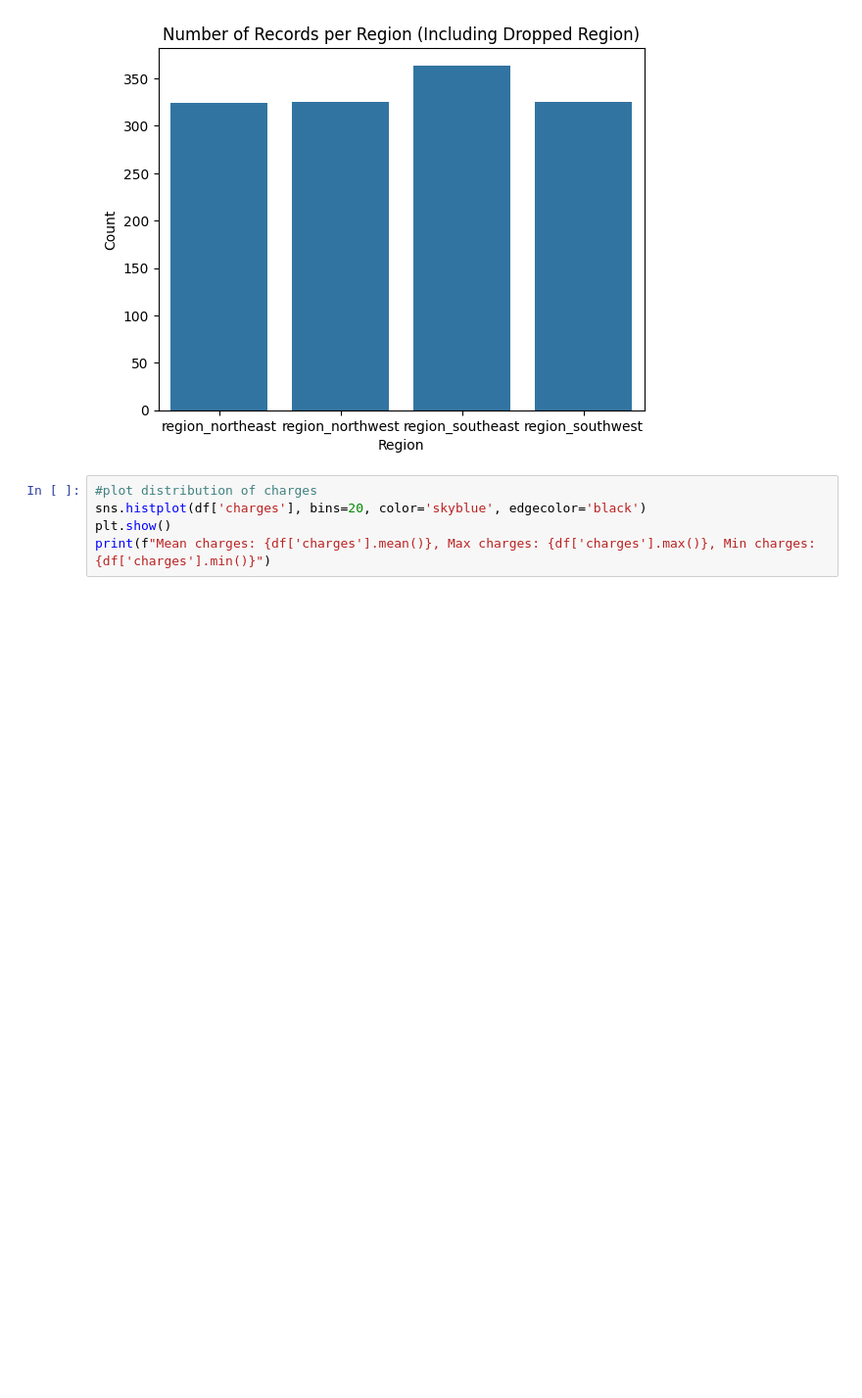
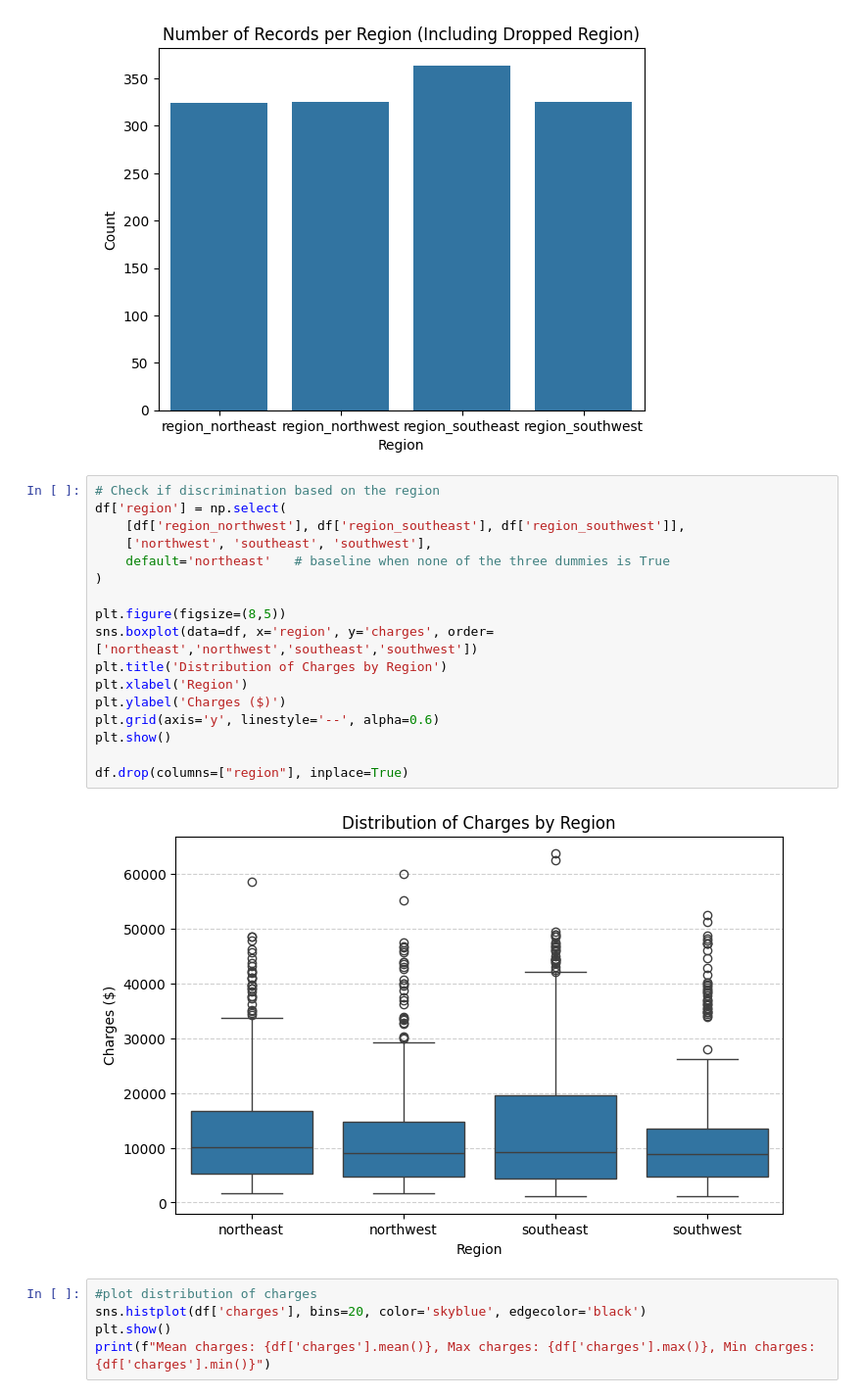
Before and after one commit to shortstax23/hackathon_nus, a Jupyter notebook: main.ipynb, the cells around one changed output. Shown at 98% size. Cells and saved outputs as stored; diff of their text form; blank space fills up the shorter version.

```diff
--- a/main.ipynb
+++ b/main.ipynb
@@ -160,6 +160,25 @@ plt.ylabel('Count')
 plt.show()
 # %% [output]
 [figure]
+# %%
+# Check if discrimination based on the region
+df['region'] = np.select(
+    [df['region_northwest'], df['region_southeast'], df['region_southwest']],
+    ['northwest', 'southeast', 'southwest'],
+    default='northeast'   # baseline when none of the three dummies is True
+)
+
+plt.figure(figsize=(8,5))
+sns.boxplot(data=df, x='region', y='charges', order=['northeast','northwest','southeast','southwest'])
+plt.title('Distribution of Charges by Region')
+plt.xlabel('Region')
+plt.ylabel('Charges ($)')
+plt.grid(axis='y', linestyle='--', alpha=0.6)
+plt.show()
+
+df.drop(columns=["region"], inplace=True)
+# %% [output]
+[figure, added]
 # %%
 #plot distribution of charges
 sns.histplot(df['charges'], bins=20, color='skyblue', edgecolor='black')
```
Also changed, not shown: parts of 3 cells of this notebook.
